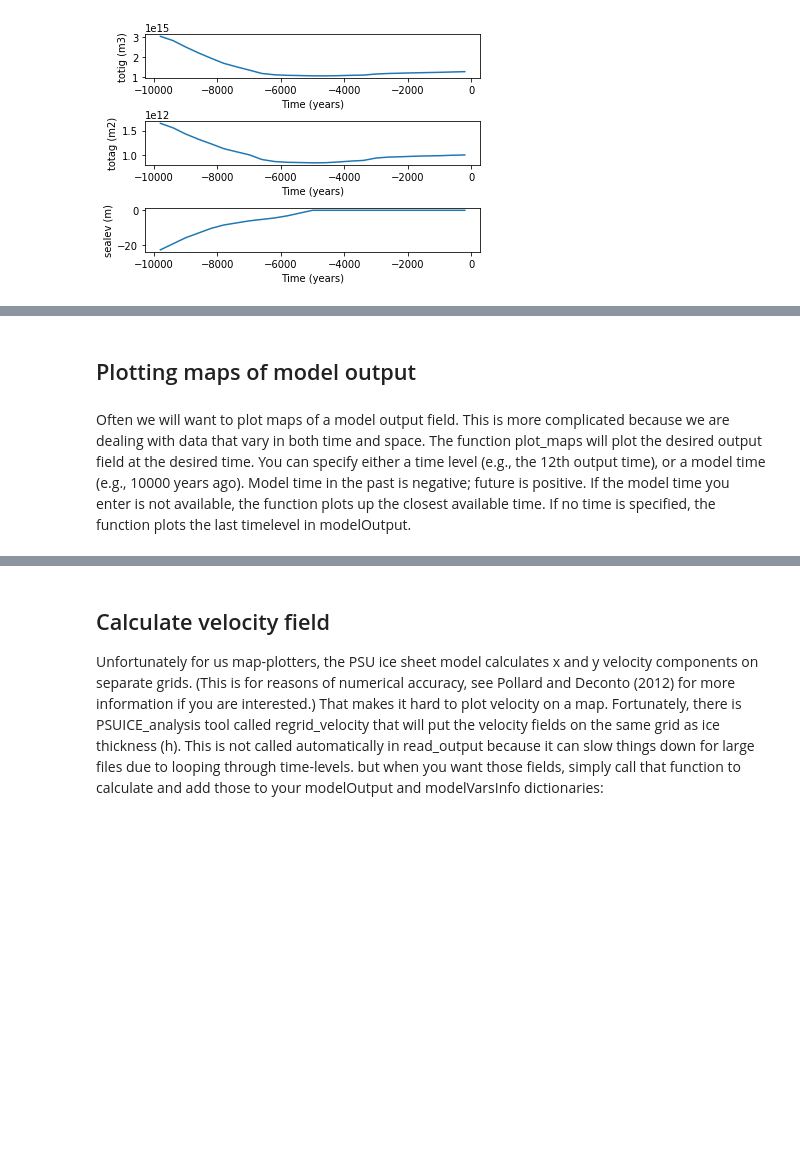
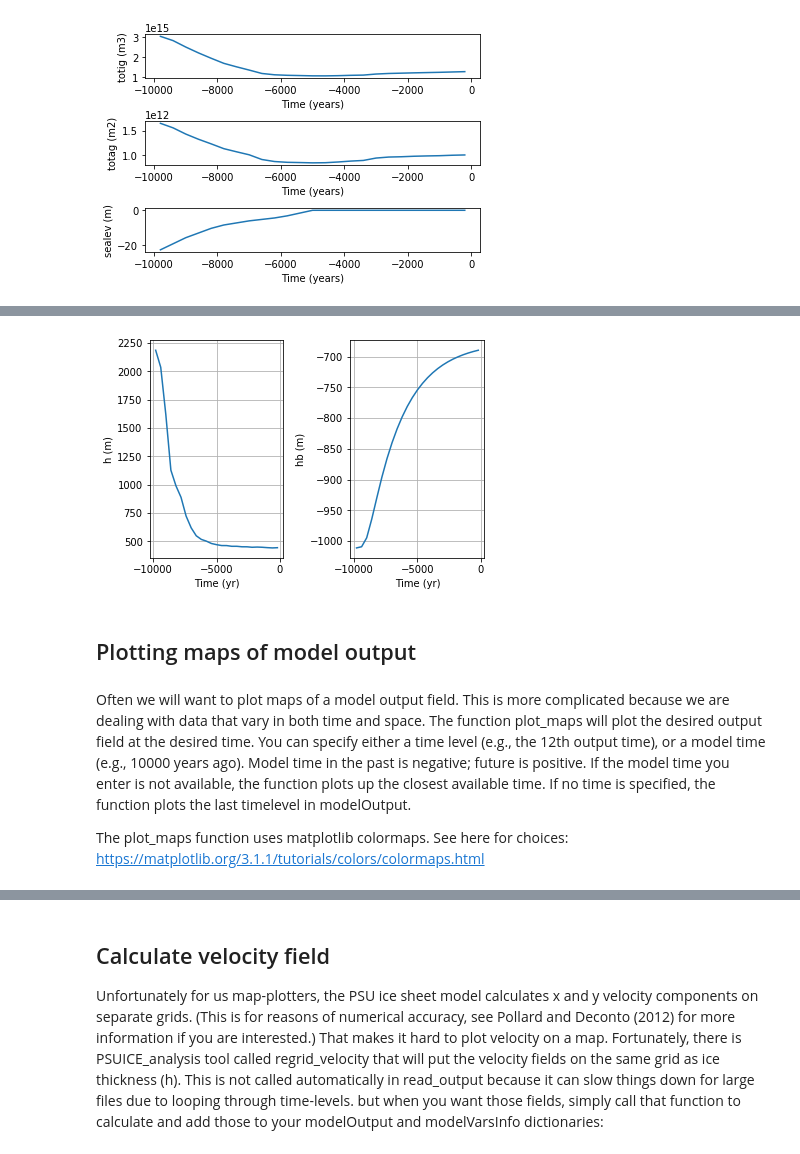
Before and after one commit to trhille/PSUICE_analysis, a Jupyter notebook: PSUICE_analysis_tutorial.ipynb, the cells around one changed output, grey strips where cells are left out. Cells and saved outputs as stored; diff of their text form; code cells hidden in the pictures; blank space fills up the shorter version.

```diff
--- a/PSUICE_analysis_tutorial.ipynb
+++ b/PSUICE_analysis_tutorial.ipynb
@@ -81,5 +86,25 @@ PSUICE_analysis.plot_timeseries(modelOutput, modelVarsInfo, ['totig', 'totag', '
+# %%
+# Create new figure with two subplot axes
+timeseriesFig, timeseriesAx = plt.subplots(1,2)
+
+# Plot a timseries of ice thickness on the first axes at 200,-1100 km, using linear interpolation
+hInterp = PSUICE_analysis.timeseriesAtPoint(modelOutput, modelVarsInfo, varName='h',
+                                            x=200, y=-1100, ax=timeseriesAx[0], interpMethod='linear')
+
+# Plot a timseries of bed topography on the first axes at 200,-1100 km, using cubic interpolation
+hbInterp = PSUICE_analysis.timeseriesAtPoint(modelOutput, modelVarsInfo, varName='hb',
+                                            x=200, y=-1100, ax=timeseriesAx[1], interpMethod='cubic')
+
+# Adjust plot spacing and add grids
+timeseriesFig.subplots_adjust(wspace=0.5)
+timeseriesAx[0].grid()
+timeseriesAx[1].grid()
+# %% [output]
+[figure, added]
 # %% [markdown]
 ## Plotting maps of model output
 # %% [markdown]
 Often we will want to plot maps of a model output field. This is more complicated because we are dealing with data that vary in both time and space. The function plot_maps will plot the desired output field at the desired time. You can specify either a time level (e.g., the 12th output time), or a model time (e.g., 10000 years ago). Model time in the past is negative; future is positive. If the model time you enter is not available, the function plots up the closest available time. If no time is specified, the function plots the last timelevel in modelOutput.
+
+The plot_maps function uses matplotlib colormaps. See here for choices: https://matplotlib.org/3.1.1/tutorials/colors/colormaps.html
 # %%
```
Also changed, not shown: parts of 17 cells of this notebook, 1 other file.
